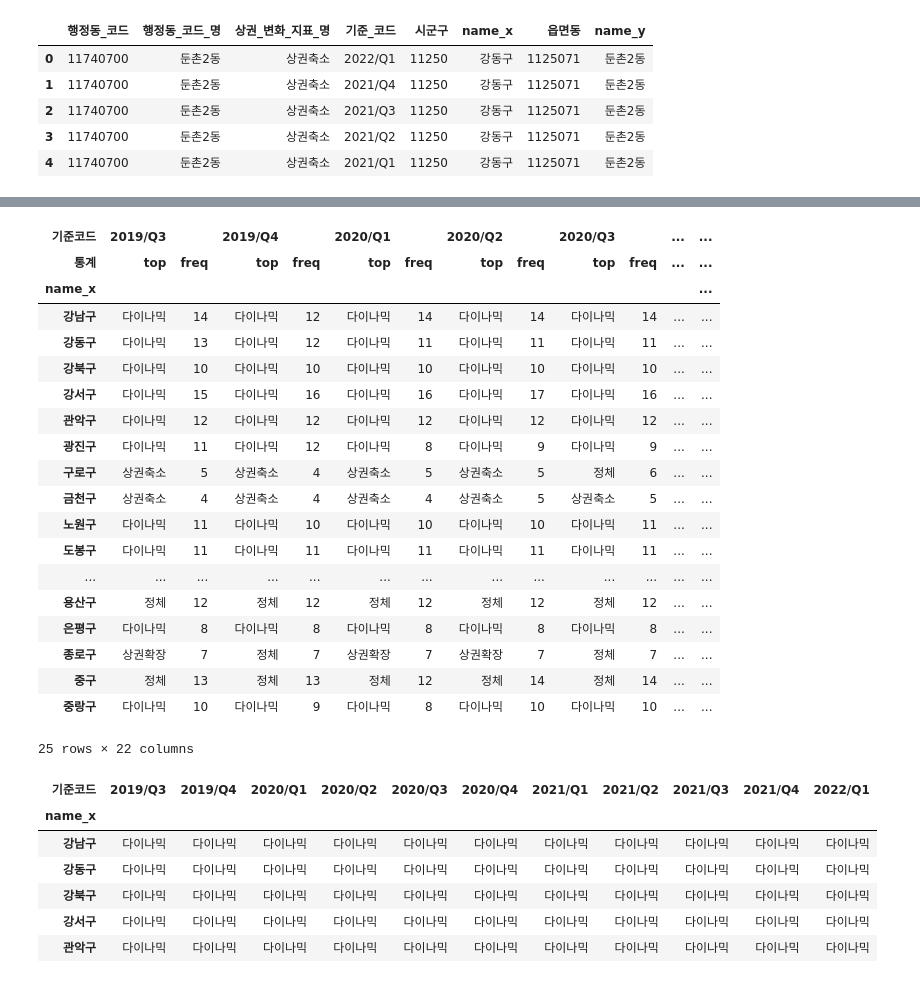
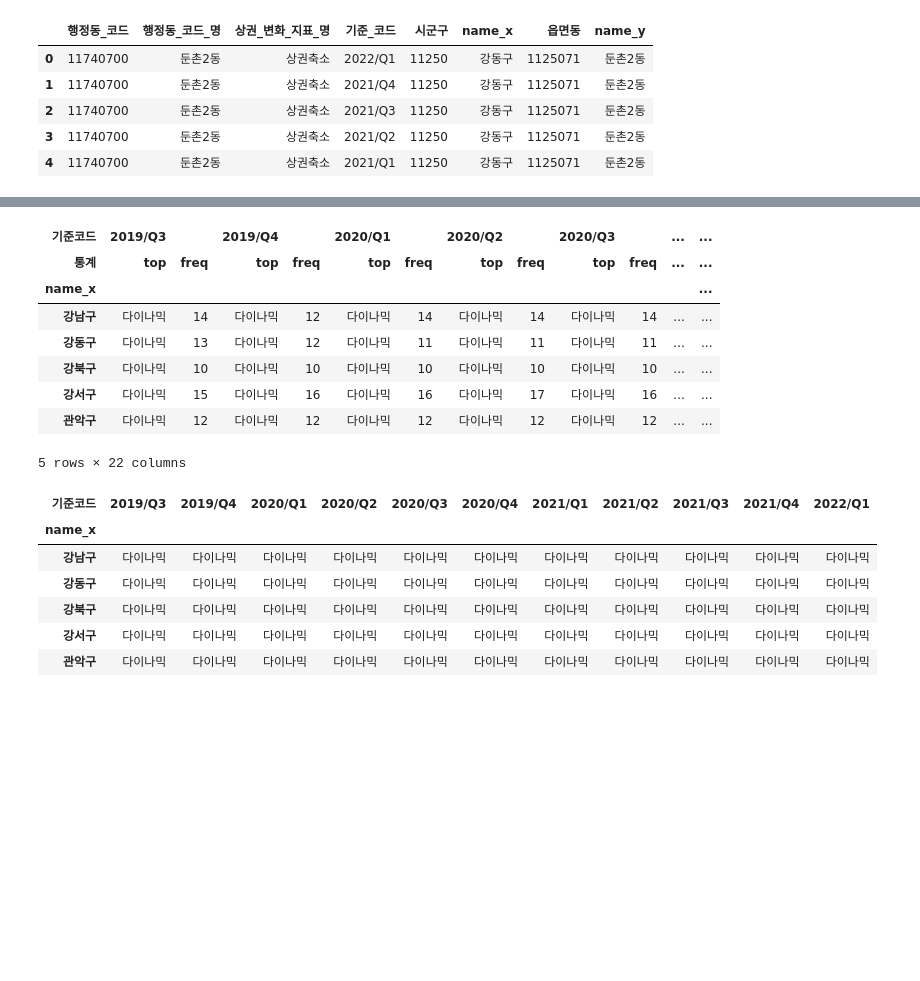
Before and after one commit to YongWanJin/KDTteam5_semiproject, a Jupyter notebook: code/상권변화지표_행정동별.ipynb, the cells around one changed output, grey strips where cells are left out. Drawn from its saved outputs; the diff is of its cells as text; code cells hidden in the pictures; blank space fills up the shorter version.

```diff
--- a/code/상권변화지표_행정동별.ipynb
+++ b/code/상권변화지표_행정동별.ipynb
@@ -254,28 +149,17 @@ biz_freq.columns.names = ['기준코드', '통계']
 # %%
 #불필요한 columns 제거
 biz_freq = biz_freq.drop(['count', 'unique'], axis=1, level=1)
-biz_freq
+biz_freq.head()
 # %% [output]
 | 기준코드 | 2019/Q3 |  | 2019/Q4 |  | 2020/Q1 |  | 2020/Q2 |  | 2020/Q3 |  | ... | ... |
 | 통계 | top | freq | top | freq | top | freq | top | freq | top | freq | ... | ... |
 | name_x |  |  |  |  |  |  |  |  |  |  |  | ... |
 | 강남구 | 다이나믹 | 14 | 다이나믹 | 12 | 다이나믹 | 14 | 다이나믹 | 14 | 다이나믹 | 14 | ... | ... |
 | 강동구 | 다이나믹 | 13 | 다이나믹 | 12 | 다이나믹 | 11 | 다이나믹 | 11 | 다이나믹 | 11 | ... | ... |
 | 강북구 | 다이나믹 | 10 | 다이나믹 | 10 | 다이나믹 | 10 | 다이나믹 | 10 | 다이나믹 | 10 | ... | ... |
 | 강서구 | 다이나믹 | 15 | 다이나믹 | 16 | 다이나믹 | 16 | 다이나믹 | 17 | 다이나믹 | 16 | ... | ... |
 | 관악구 | 다이나믹 | 12 | 다이나믹 | 12 | 다이나믹 | 12 | 다이나믹 | 12 | 다이나믹 | 12 | ... | ... |
-| 광진구 | 다이나믹 | 11 | 다이나믹 | 12 | 다이나믹 | 8 | 다이나믹 | 9 | 다이나믹 | 9 | ... | ... |
-| 구로구 | 상권축소 | 5 | 상권축소 | 4 | 상권축소 | 5 | 상권축소 | 5 | 정체 | 6 | ... | ... |
-| 금천구 | 상권축소 | 4 | 상권축소 | 4 | 상권축소 | 4 | 상권축소 | 5 | 상권축소 | 5 | ... | ... |
-| 노원구 | 다이나믹 | 11 | 다이나믹 | 10 | 다이나믹 | 10 | 다이나믹 | 10 | 다이나믹 | 11 | ... | ... |
-| 도봉구 | 다이나믹 | 11 | 다이나믹 | 11 | 다이나믹 | 11 | 다이나믹 | 11 | 다이나믹 | 11 | ... | ... |
-| ... | ... | ... | ... | ... | ... | ... | ... | ... | ... | ... | ... | ... |
-| 용산구 | 정체 | 12 | 정체 | 12 | 정체 | 12 | 정체 | 12 | 정체 | 12 | ... | ... |
-| 은평구 | 다이나믹 | 8 | 다이나믹 | 8 | 다이나믹 | 8 | 다이나믹 | 8 | 다이나믹 | 8 | ... | ... |
-| 종로구 | 상권확장 | 7 | 정체 | 7 | 상권확장 | 7 | 상권확장 | 7 | 정체 | 7 | ... | ... |
-| 중구 | 정체 | 13 | 정체 | 13 | 정체 | 12 | 정체 | 14 | 정체 | 14 | ... | ... |
-| 중랑구 | 다이나믹 | 10 | 다이나믹 | 9 | 다이나믹 | 8 | 다이나믹 | 10 | 다이나믹 | 10 | ... | ... |
-25 rows × 22 columns
+5 rows × 22 columns
 # %%
 #지도 시각화를 위한 값 변경(str -> int)
 biz_freq_num = biz_freq.copy()
```
Also changed, not shown: parts of 37 cells of this notebook.
